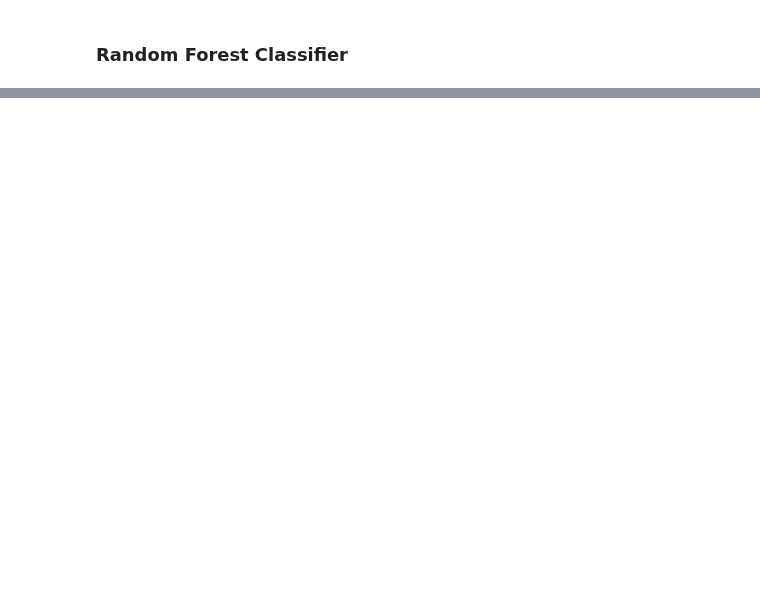
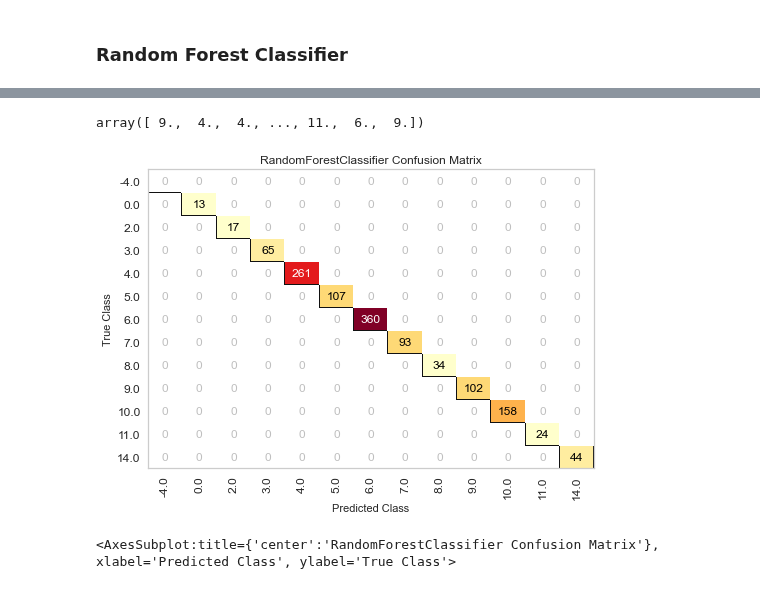
Before and after one commit to jdsmithwes/Capstone-Project, a Jupyter notebook: Models.ipynb, the cells around one changed output, grey strips where cells are left out. Drawn from its saved outputs; the diff is of its cells as text; code cells hidden in the pictures; blank space fills up the shorter version.

```diff
--- a/Models.ipynb
+++ b/Models.ipynb
@@ -9,4 +23,0 @@ import datetime as dt
-# %%
-#Distribution of Target Values
-Master_tweet_df = pd.read_csv('data/Master_Tweet_modelready.csv')
-sns.countplot(x='Target',data=Master_tweet_df)
@@ -58,7 +67,7 @@ Model = DummyRegressor()
 
 #splitting dataframe into numeric and categoric columns
 numeric_features = ['likes_count', 'replies_count','retweets_count','word_count','avg_word_length','stopwords_count',
-                   'char_count']
+                   'char_count','Sentiment']
 numeric_transformer = Pipeline([('scaler',StandardScaler())])
 
 #categorical_features = ['Target']
@@ -168,10 +180,10 @@ visualizer.show()
 ### Random Forest Classifier
 # %%
 ## Finding best parameters
-parameters={'n_estimators': (100,300,500,700,900,1100), 'criterion': ('mse', 'mae'),
-           'max_features': ('auto', 'sqrt', 'log2')}
+parameters={'n_estimators': (100,300,500,700,900,1100), 'criterion': ('gini', 'entropy'),
+           'max_features': ('auto', 'sqrt', 'log2','int','float'),}
 
-model = RandomForestRegressor()
+model = RandomForestClassifier()
 
 clf_RFC = GridSearchCV(model, parameters)
 # %%
@@ -189,7 +236,7 @@ Model = RandomForestClassifier(criterion='gini',max_features='auto',n_estimators
 
 #splitting dataframe into numeric and categoric columns
 numeric_features = ['likes_count', 'replies_count','retweets_count','word_count','avg_word_length','stopwords_count',
-                   'char_count','Biden (D)','Trump (R)']
+                   'char_count','Sentiment']
 numeric_transformer = Pipeline([('scaler',StandardScaler())])
 
 #categorical_features = ['Target']
@@ -208,10 +269,15 @@ clf_RFC.fit(X_train,y_train)
 # %%
 #Making predictions with the model
 clf_RFC.predict(X_test)
+# %% [output]
+array([ 9.,  4.,  4., ..., 11.,  6.,  9.])
 # %%
-model = RandomForestRegressor()
-visualizer = PredictionError(model)
+model = RandomForestClassifier()
+visualizer = ConfusionMatrix(model)
 
 visualizer.fit(X_train, y_train)  # Fit the training data to the visualizer
 visualizer.score(X_test, y_test)  # Evaluate the model on the test data
 visualizer.show()
+# %% [output]
+[figure, added]
+<AxesSubplot:title={'center':'RandomForestClassifier Confusion Matrix'}, xlabel='Predicted Class', ylabel='True Class'>
```
Also changed, not shown: parts of 16 cells of this notebook, 3 other files.
